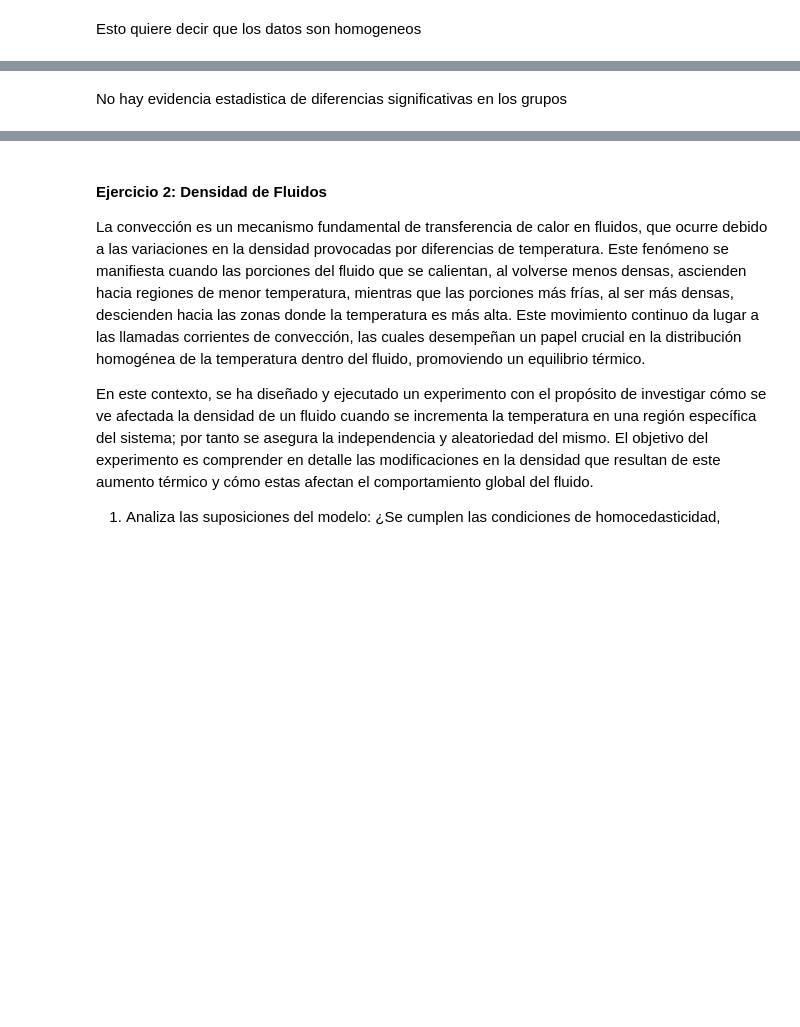
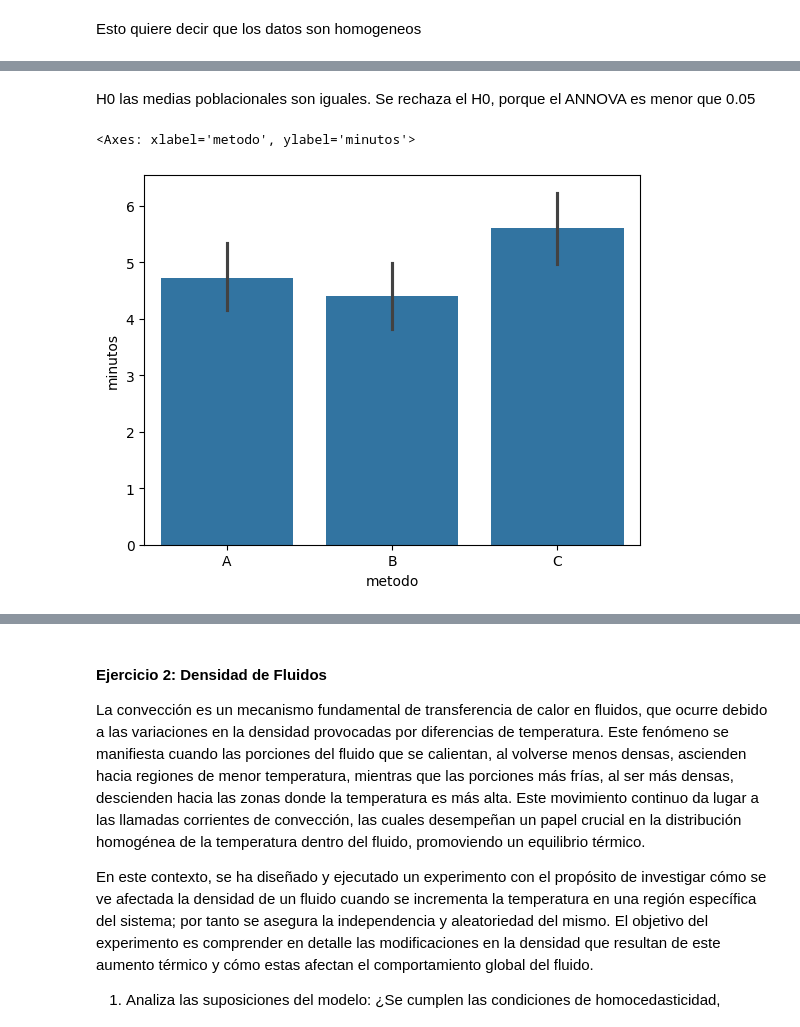
Before and after one commit to ngcarvajall/AB_Testing, a Jupyter notebook: labs/enunciados/laboratorio-modulo6-leccion03-1-ab-testing-parametrico.ipynb, the cells around one changed output, grey strips where cells are left out. Cells and saved outputs as stored; diff of their text form; code cells hidden in the pictures; blank space fills up the shorter version.

```diff
--- a/labs/enunciados/laboratorio-modulo6-leccion03-1-ab-testing-parametrico.ipynb
+++ b/labs/enunciados/laboratorio-modulo6-leccion03-1-ab-testing-parametrico.ipynb
@@ -152,2 +146,8 @@ F_onewayResult(statistic=4.275128289148849, pvalue=0.015679251126397998)
-# %% [markdown]
-No hay evidencia estadistica de diferencias significativas en los grupos
+# %% [markdown]
+H0 las medias poblacionales son iguales.
+Se rechaza el H0, porque el ANNOVA es menor que 0.05
+# %%
+sns.barplot(x='metodo', y='minutos', data=df_montaje)
+# %% [output]
+<Axes: xlabel='metodo', ylabel='minutos'>
+[figure, added]
```
Also changed, not shown: parts of 51 cells of this notebook.
